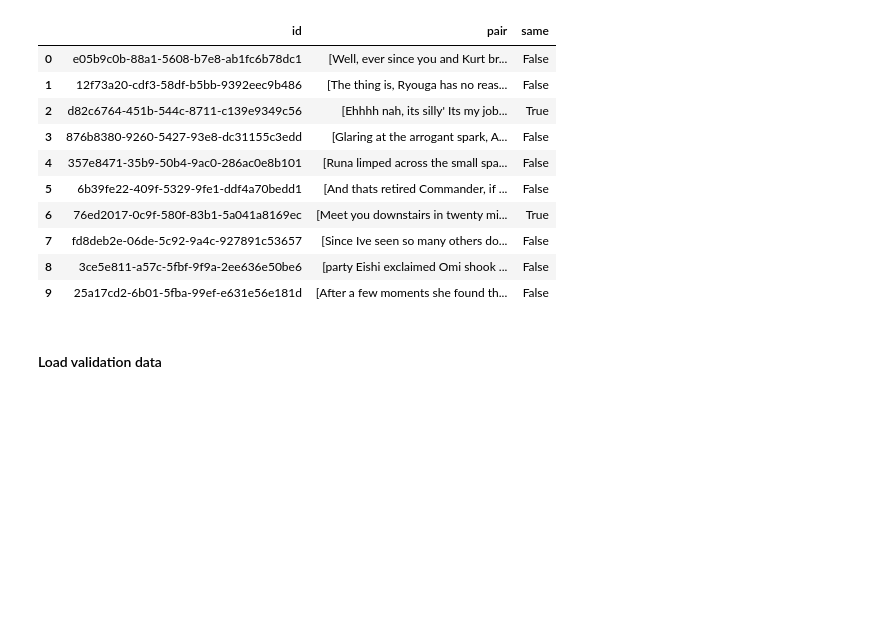
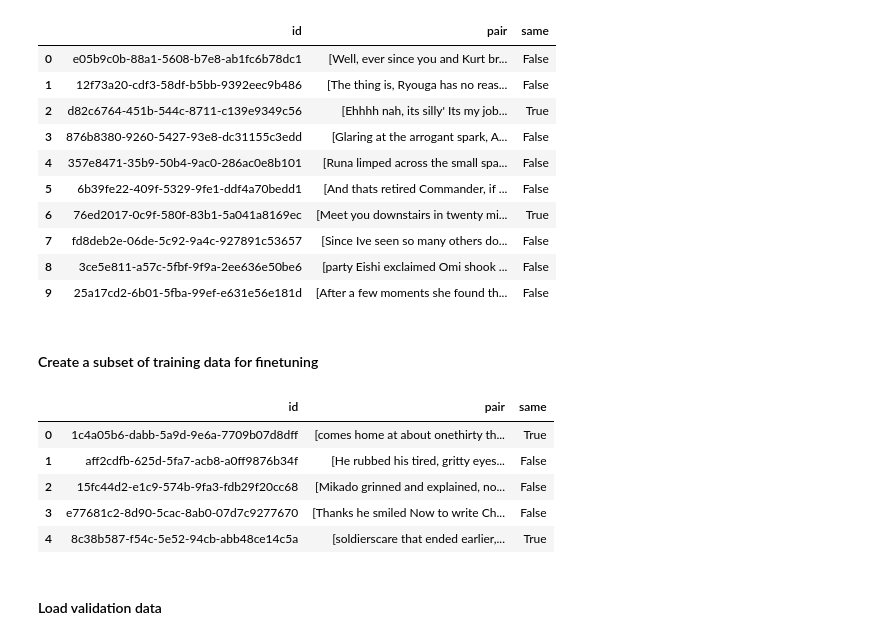
Before and after one commit to Jpoker01/authorship_verification_dt, a Jupyter notebook: notebooks/graph/20251127_JP_integrated_syntactic_graph_embedding.ipynb, the cells around one changed output. Cells and saved outputs as stored; diff of their text form; code cells hidden in the pictures; blank space fills up the shorter version.

```diff
--- a/notebooks/graph/20251127_JP_integrated_syntactic_graph_embedding.ipynb
+++ b/notebooks/graph/20251127_JP_integrated_syntactic_graph_embedding.ipynb
@@ -162,6 +156,20 @@ train_data_df.head(10)
 | 7 | fd8deb2e-06de-5c92-9a4c-927891c53657 | [Since Ive seen so many others do... | False |
 | 8 | 3ce5e811-a57c-5fbf-9f9a-2ee636e50be6 | [party Eishi exclaimed Omi shook ... | False |
 | 9 | 25a17cd2-6b01-5fba-99ef-e631e56e181d | [After a few moments she found th... | False |
+# %% [markdown]
+#### Create a subset of training data for finetuning
+# %%
+train_tuning_size = 999
+train_tuning_data_df = train_data_df.sample(n=train_tuning_size, random_state=42)
+train_tuning_data_df = train_tuning_data_df.reset_index(drop=True)
+train_tuning_data_df.head()
+# %% [output]
+|  | id | pair | same |
+| 0 | 1c4a05b6-dabb-5a9d-9e6a-7709b07d8dff | [comes home at about onethirty th... | True |
+| 1 | aff2cdfb-625d-5fa7-acb8-a0ff9876b34f | [He rubbed his tired, gritty eyes... | False |
+| 2 | 15fc44d2-e1c9-574b-9fa3-fdb29f20cc68 | [Mikado grinned and explained, no... | False |
+| 3 | e77681c2-8d90-5cac-8ab0-07d7c9277670 | [Thanks he smiled Now to write Ch... | False |
+| 4 | 8c38b587-f54c-5e52-94cb-abb48ce14c5a | [soldierscare that ended earlier,... | True |
 # %% [markdown]
 #### Load validation data
 # %%
```
Also changed, not shown: parts of 23 cells of this notebook, 11 other files.
